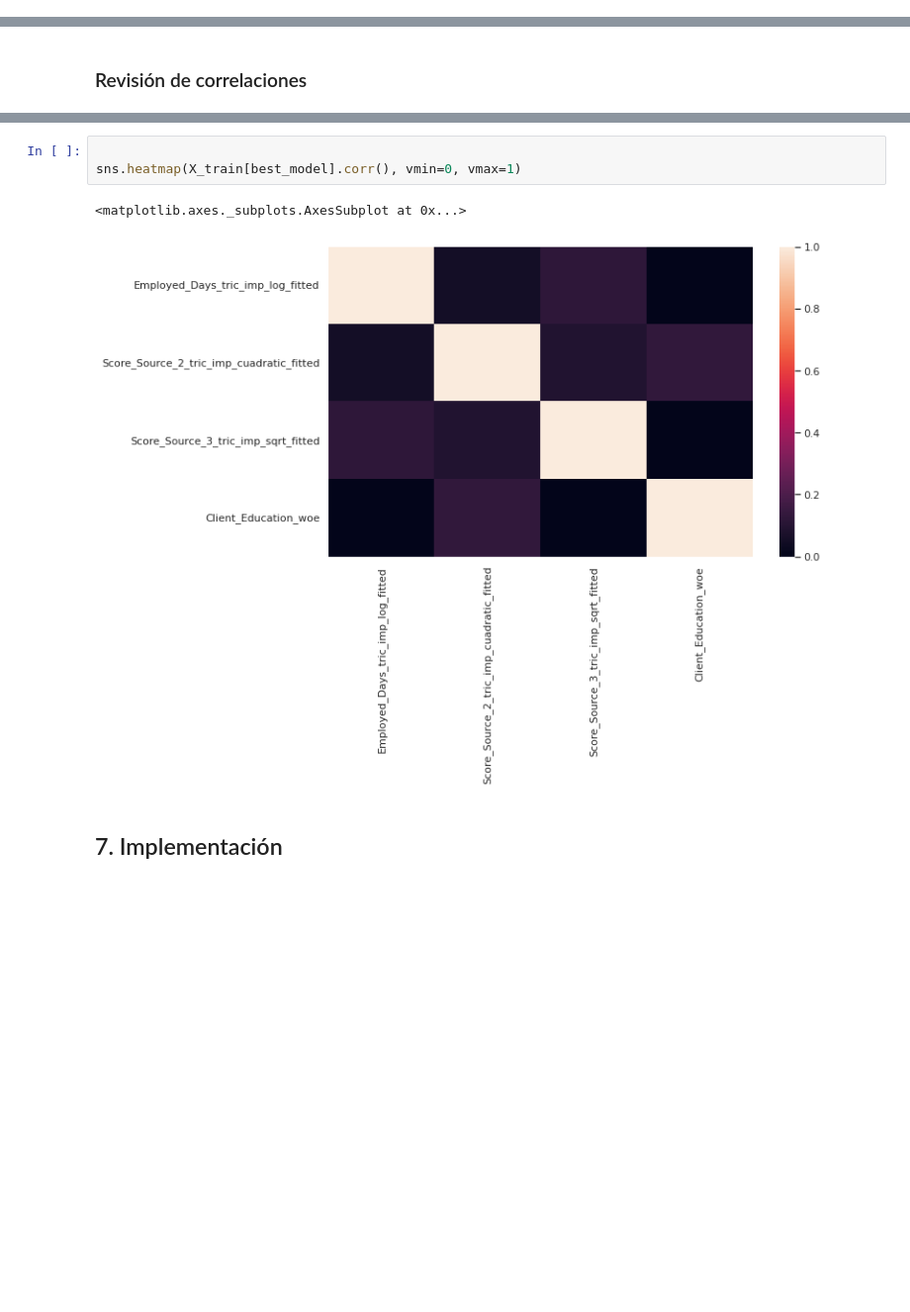
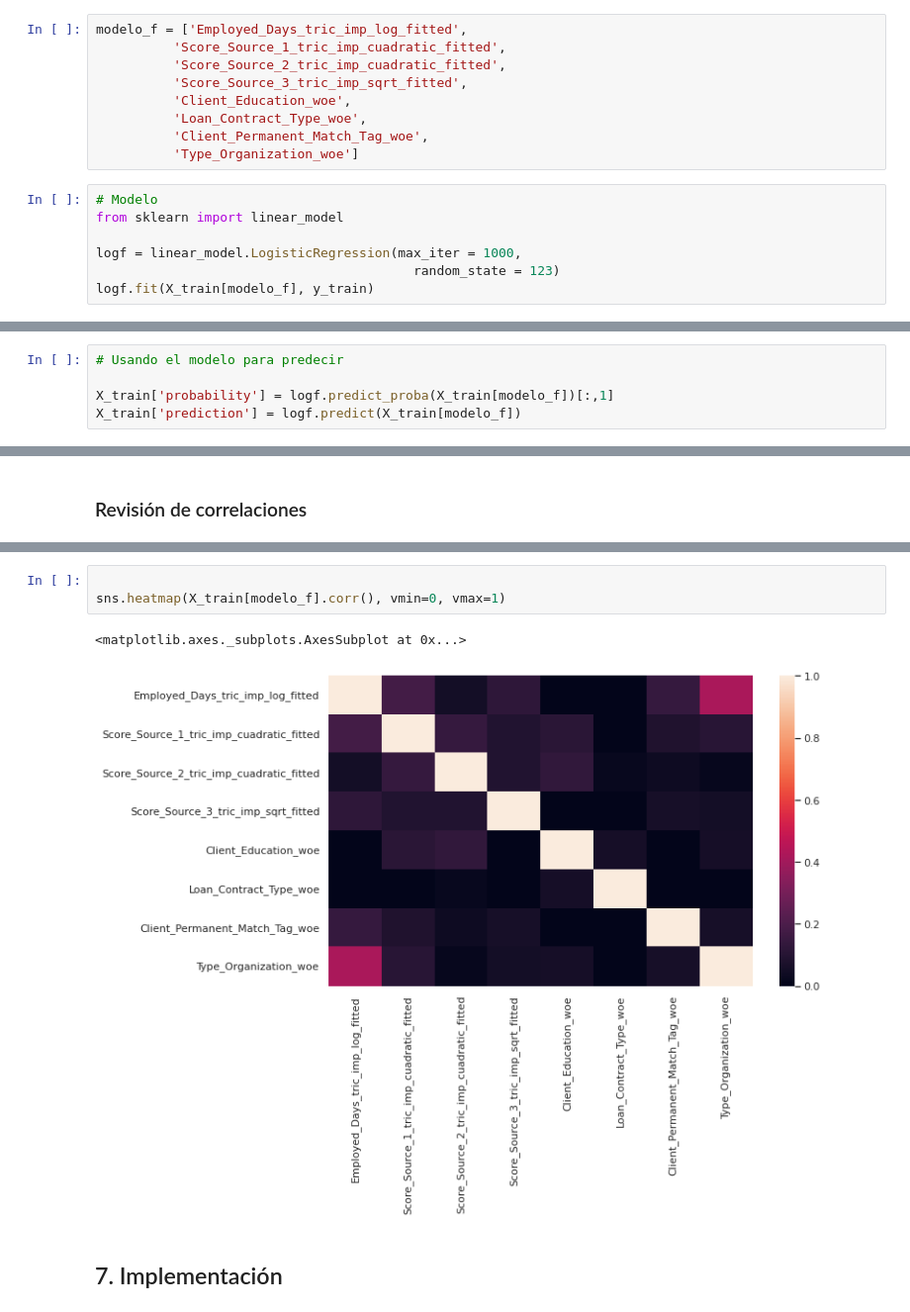
Before and after one commit to JCaballerot/Credit-Scoring, a Jupyter notebook: CreditScoring/Lab_Automobile_Loan_Default.ipynb, the cells around one changed output, grey strips where cells are left out. Shown at 99% size. Saved outputs shown, nothing was run; the diff lists cells and outputs as text; blank space fills up the shorter version.

```diff
--- a/CreditScoring/Lab_Automobile_Loan_Default.ipynb
+++ b/CreditScoring/Lab_Automobile_Loan_Default.ipynb
@@ -1569,0 +1623,16 @@ paramLogistic_smote
+# %%
+modelo_f = ['Employed_Days_tric_imp_log_fitted',
+          'Score_Source_1_tric_imp_cuadratic_fitted',
+          'Score_Source_2_tric_imp_cuadratic_fitted',
+          'Score_Source_3_tric_imp_sqrt_fitted',
+          'Client_Education_woe',
+          'Loan_Contract_Type_woe',
+          'Client_Permanent_Match_Tag_woe',
+          'Type_Organization_woe']
+# %%
+# Modelo
+from sklearn import linear_model
+
+logf = linear_model.LogisticRegression(max_iter = 1000,
+                                         random_state = 123)
+logf.fit(X_train[modelo_f], y_train)
@@ -1569,0 +1662,5 @@ paramLogistic_smote
+# %%
+# Usando el modelo para predecir
+
+X_train['probability'] = logf.predict_proba(X_train[modelo_f])[:,1]
+X_train['prediction'] = logf.predict(X_train[modelo_f])
@@ -1607,9 +1749,9 @@ X_train[best_model].corr()
 # %%
 
-sns.heatmap(X_train[best_model].corr(), vmin=0, vmax=1)
+sns.heatmap(X_train[modelo_f].corr(), vmin=0, vmax=1)
 # %% [output]
 <matplotlib.axes._subplots.AxesSubplot at 0x...>
-[figure, old version]
+[figure, new version]
 # %% [markdown]
 ## 7. Implementación
 # %%
```
Also changed, not shown: parts of 51 cells of this notebook.
